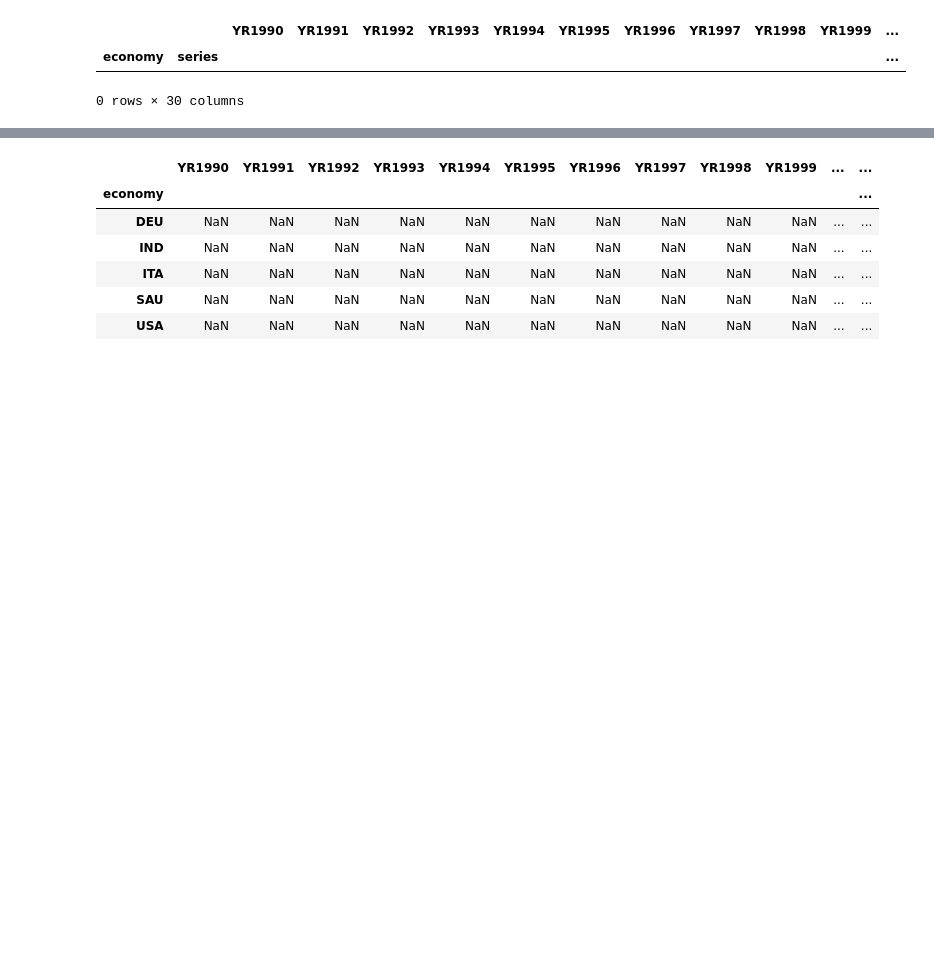
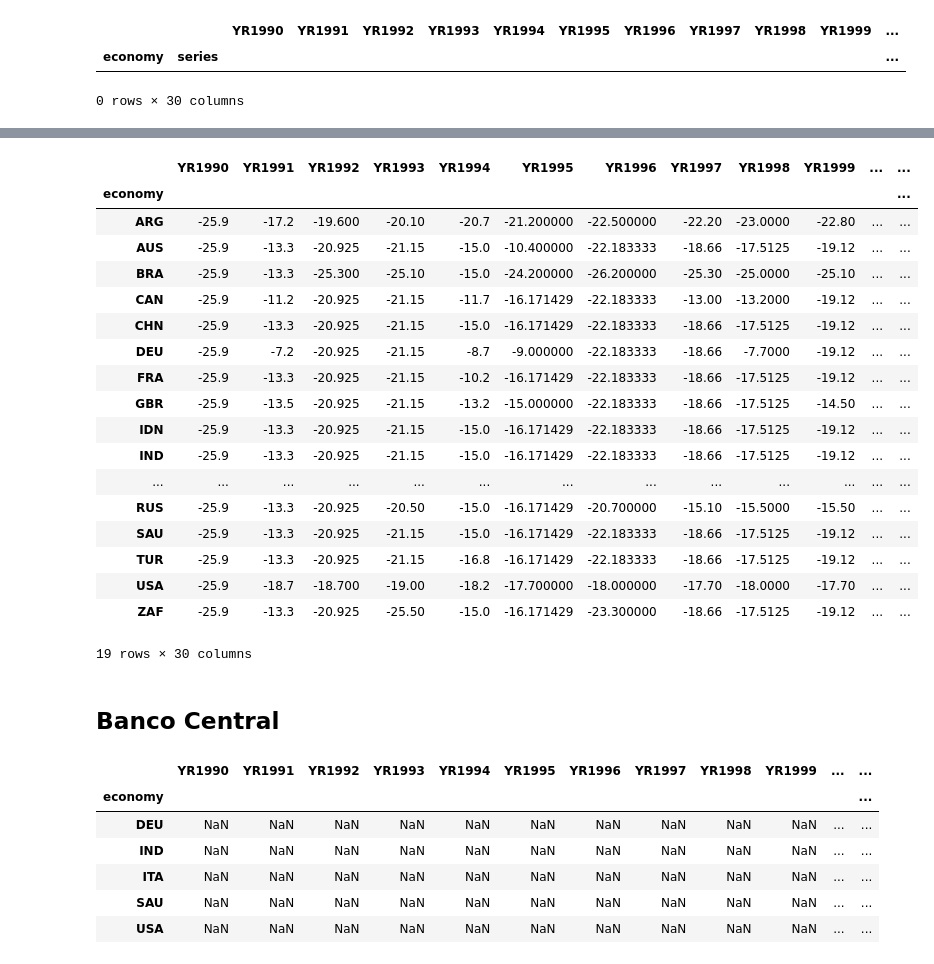
Before and after one commit to Matheus73/jogoEconomiaSensata, a Jupyter notebook: preparing_dataset.ipynb, the cells around one changed output, grey strips where cells are left out. Drawn from its saved outputs; the diff is of its cells as text; code cells hidden in the pictures; blank space fills up the shorter version.

```diff
--- a/preparing_dataset.ipynb
+++ b/preparing_dataset.ipynb
@@ -152,0 +237,3 @@ df_outputs_desenvolvimento[df_outputs_desenvolvimento.isnull().all(axis=1)]
+# %%
+ouputs_negative_desenvolvimento = ['SI.DST.50MD']
+df_ouputs_negative_desenvolvimento = read_data(ouputs_negative_desenvolvimento)
@@ -153,3 +250,29 @@ df_outputs_desenvolvimento[df_outputs_desenvolvimento.isnull().all(axis=1)]
+# %%
+df_ouputs_negative_desenvolvimento.fillna(df_ouputs_negative_desenvolvimento.mean(), inplace=True)
+# df_ouputs_negative_desenvolvimento = df_ouputs_negative_desenvolvimento.groupby(level=0).sum()
+df_ouputs_negative_desenvolvimento * -1
+# %% [output]
+|  | YR1990 | YR1991 | YR1992 | YR1993 | YR1994 | YR1995 | YR1996 | YR1997 | YR1998 | YR1999 | ... | ... |
+| economy |  |  |  |  |  |  |  |  |  |  |  | ... |
+| ARG | -25.9 | -17.2 | -19.600 | -20.10 | -20.7 | -21.200000 | -22.500000 | -22.20 | -23.0000 | -22.80 | ... | ... |
+| AUS | -25.9 | -13.3 | -20.925 | -21.15 | -15.0 | -10.400000 | -22.183333 | -18.66 | -17.5125 | -19.12 | ... | ... |
+| BRA | -25.9 | -13.3 | -25.300 | -25.10 | -15.0 | -24.200000 | -26.200000 | -25.30 | -25.0000 | -25.10 | ... | ... |
+| CAN | -25.9 | -11.2 | -20.925 | -21.15 | -11.7 | -16.171429 | -22.183333 | -13.00 | -13.2000 | -19.12 | ... | ... |
+| CHN | -25.9 | -13.3 | -20.925 | -21.15 | -15.0 | -16.171429 | -22.183333 | -18.66 | -17.5125 | -19.12 | ... | ... |
+| DEU | -25.9 | -7.2 | -20.925 | -21.15 | -8.7 | -9.000000 | -22.183333 | -18.66 | -7.7000 | -19.12 | ... | ... |
+| FRA | -25.9 | -13.3 | -20.925 | -21.15 | -10.2 | -16.171429 | -22.183333 | -18.66 | -17.5125 | -19.12 | ... | ... |
+| GBR | -25.9 | -13.5 | -20.925 | -21.15 | -13.2 | -15.000000 | -22.183333 | -18.66 | -17.5125 | -14.50 | ... | ... |
+| IDN | -25.9 | -13.3 | -20.925 | -21.15 | -15.0 | -16.171429 | -22.183333 | -18.66 | -17.5125 | -19.12 | ... | ... |
+| IND | -25.9 | -13.3 | -20.925 | -21.15 | -15.0 | -16.171429 | -22.183333 | -18.66 | -17.5125 | -19.12 | ... | ... |
+| ... | ... | ... | ... | ... | ... | ... | ... | ... | ... | ... | ... | ... |
+| RUS | -25.9 | -13.3 | -20.925 | -20.50 | -15.0 | -16.171429 | -20.700000 | -15.10 | -15.5000 | -15.50 | ... | ... |
+| SAU | -25.9 | -13.3 | -20.925 | -21.15 | -15.0 | -16.171429 | -22.183333 | -18.66 | -17.5125 | -19.12 | ... | ... |
+| TUR | -25.9 | -13.3 | -20.925 | -21.15 | -16.8 | -16.171429 | -22.183333 | -18.66 | -17.5125 | -19.12 | ... | ... |
+| USA | -25.9 | -18.7 | -18.700 | -19.00 | -18.2 | -17.700000 | -18.000000 | -17.70 | -18.0000 | -17.70 | ... | ... |
+| ZAF | -25.9 | -13.3 | -20.925 | -25.50 | -15.0 | -16.171429 | -23.300000 | -18.66 | -17.5125 | -19.12 | ... | ... |
+19 rows × 30 columns
+# %% [markdown]
+## Banco Central
 # %%
 inputs_banco = ['FR.INR.DPST']
 # %%
```
Also changed, not shown: parts of 50 cells of this notebook, 1 other file.
